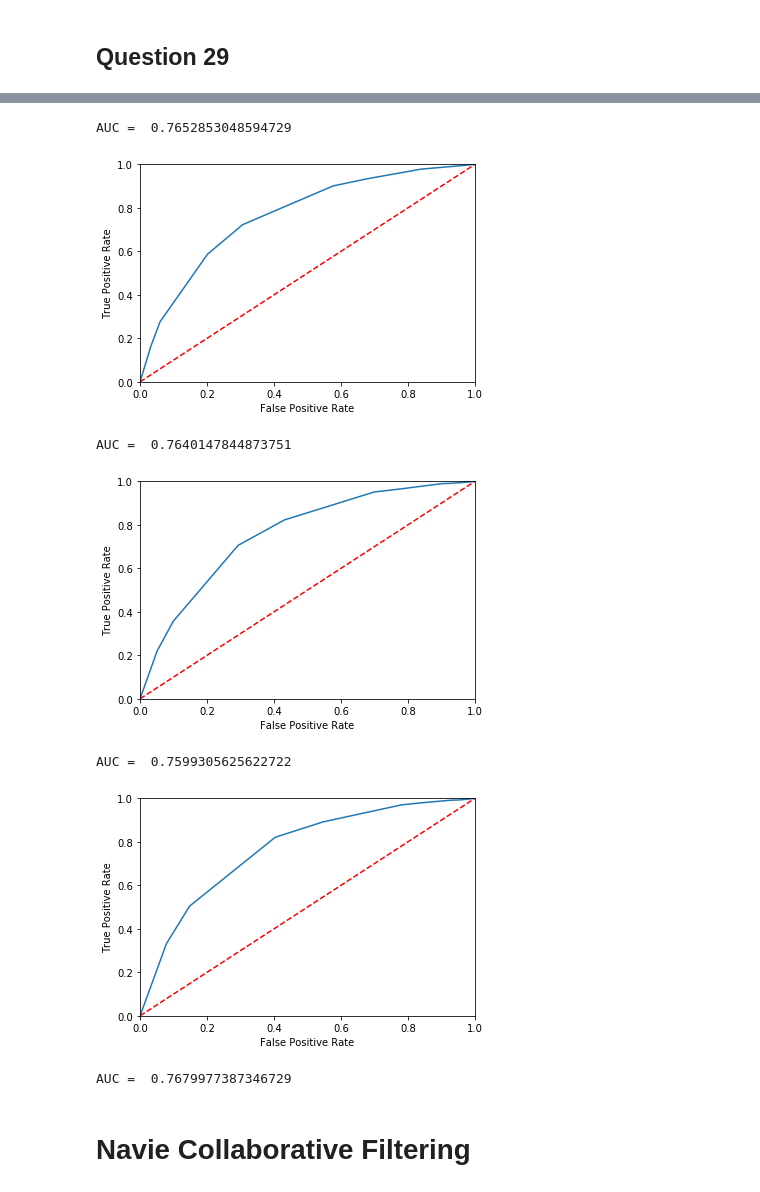
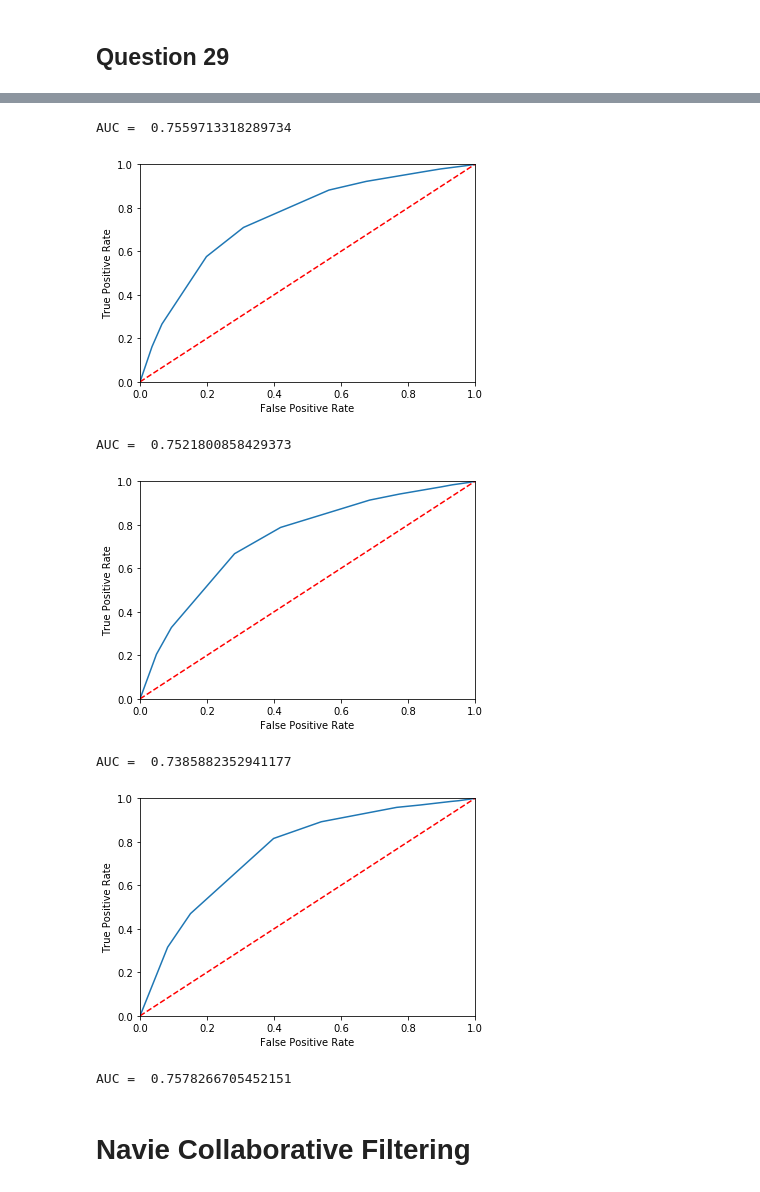
Before and after one commit to DanioPurdue/EE219Project-Analysis-On-Textual-Data, a Jupyter notebook: Project 3/Project_3_Code_Updated.ipynb, the cells around one changed output, grey strips where cells are left out. Drawn from its saved outputs; the diff is of its cells as text; code cells hidden in the pictures.

```diff
--- a/Project 3/Project_3_Code_Updated.ipynb
+++ b/Project 3/Project_3_Code_Updated.ipynb
@@ -190,10 +175,10 @@ print (unpopular_movie_df.shape)
 (6042, 4)
 # %%
 print("Popular Movies")
-knn_filter(Dataset.load_from_df(popular_movie_df, reader), krange)
+knn_filter(Dataset.load_from_df(popular_movie_df[['userId', 'movieId', 'rating']], reader), krange)
 print("Unpopular Movies")
-knn_filter(Dataset.load_from_df(unpopular_movie_df, reader), krange)
+knn_filter(Dataset.load_from_df(unpopular_movie_df[['userId', 'movieId', 'rating']], reader), krange)
 print("High-variance Movies")
-knn_filter(Dataset.load_from_df(high_var_df, reader), krange)
+knn_filter(Dataset.load_from_df(high_var_df[['userId', 'movieId', 'rating']], reader), krange)
 # %% [output]
 Popular Movies
@@ -298,10 +278,10 @@ Best k for RMSE is:  16 RMSE =  0.9122713786634818
 [figure]
 # %%
 print("Popular Movies")
-nnmf_filter(Dataset.load_from_df(popular_movie_df, reader), krange)
+nnmf_filter(Dataset.load_from_df(popular_movie_df[['userId', 'movieId', 'rating']], reader), krange)
 print("Unpopular Movies")
-nnmf_filter(Dataset.load_from_df(unpopular_movie_df, reader), krange)
+nnmf_filter(Dataset.load_from_df(unpopular_movie_df[['userId', 'movieId', 'rating']], reader), krange)
 print("High-variance Movies")
-nnmf_filter(Dataset.load_from_df(high_var_df, reader), krange)
+nnmf_filter(Dataset.load_from_df(high_var_df[['userId', 'movieId', 'rating']], reader), krange)
 # %% [output]
 Popular Movies
@@ -408,5 +415,5 @@ svd_filter(Dataset.load_from_df(high_var_df, reader), krange)
 # %% [markdown]
 ## Question 29
 # %%
-binary_predict(SVD(n_factors=18, biased=False), data_set, thresholds)
+binary_predict(SVD(n_factors=4, biased=False), data_set, thresholds)
 # %% [output]
@@ -414,7 +421,7 @@ binary_predict(SVD(n_factors=18, biased=False), data_set, thresholds)
-AUC =  0.7652853048594729
+AUC =  0.7559713318289734
-[figure, old version]
+[figure, new version]
-AUC =  0.7640147844873751
+AUC =  0.7521800858429373
-[figure, old version]
+[figure, new version]
-AUC =  0.7599305625622722
+AUC =  0.7385882352941177
-[figure, old version]
+[figure, new version]
-AUC =  0.7679977387346729
+AUC =  0.7578266705452151
```
Also changed, not shown: parts of 18 cells of this notebook.
